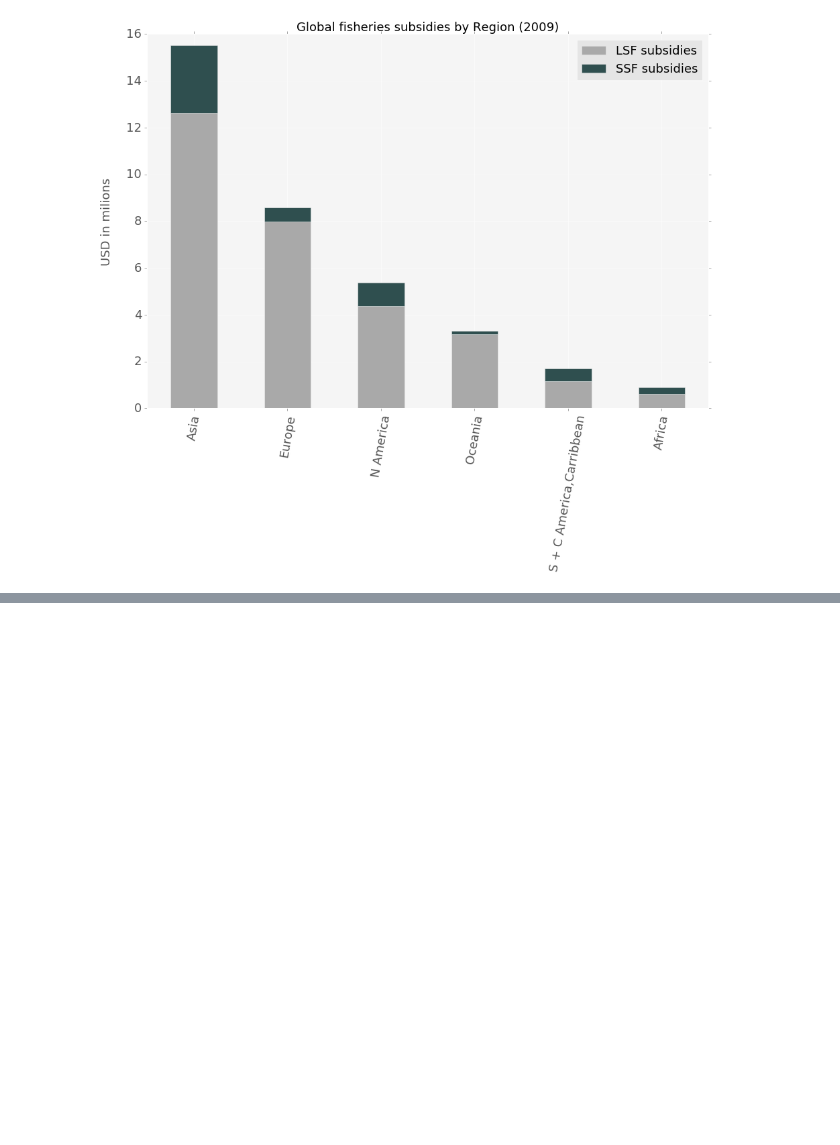
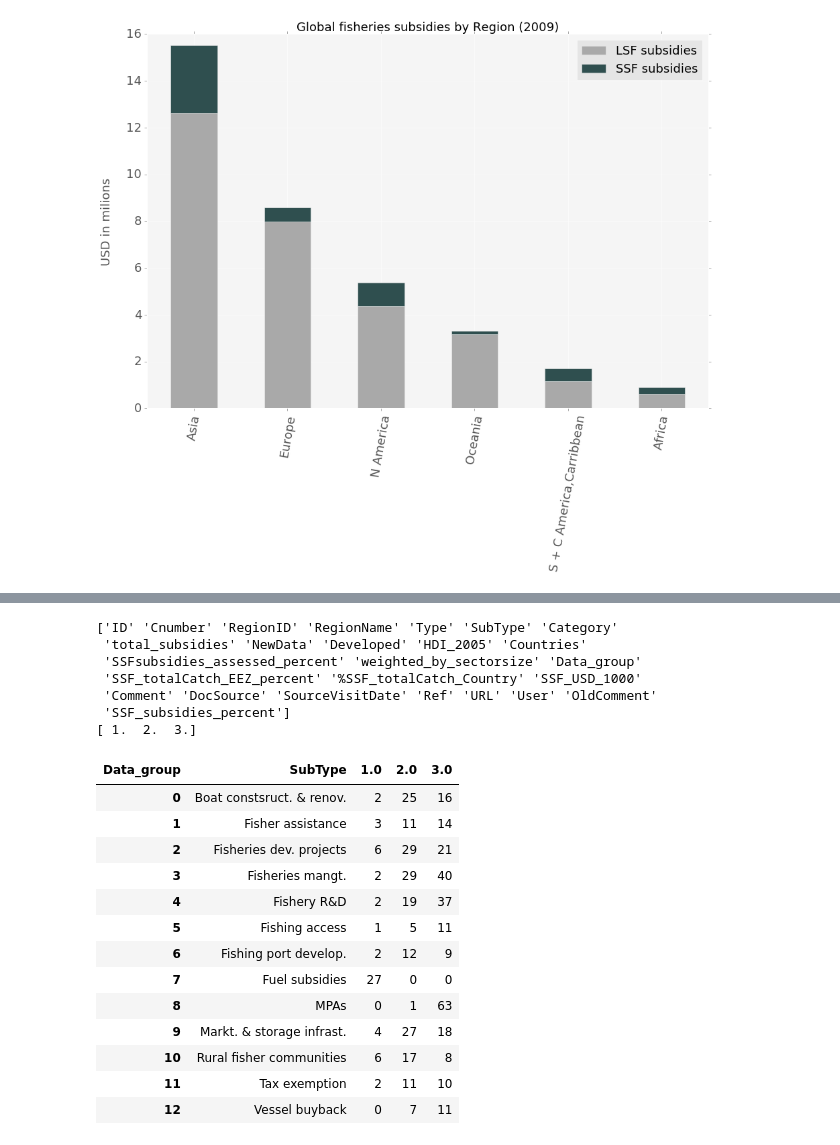
Before and after one commit to annaschu/subsidies, a Jupyter notebook: SSF subsidies capped.ipynb, the cells around one changed output, grey strips where cells are left out. Drawn from its saved outputs; the diff is of its cells as text; code cells hidden in the pictures; blank space fills up the shorter version.

```diff
--- a/SSF subsidies capped.ipynb
+++ b/SSF subsidies capped.ipynb
@@ -11,6 +11,8 @@ import numpy as np
 
 plt.style.use('ggplot')
 
+pd.set_option('precision',3)
+
 pd.__version__
 # %% [output]
 u'0.17.1'
@@ -779,7 +797,31 @@ Subsidies_countries_major.transpose()
 # %%
 #  work with SSF_subsidies
 #  organize data by data group which is 1,2 or 3 and have frequencies per subytype of all assessed subsidies data
 #  this includes 73 countries that have been assessed
 print SSF_subsidies.columns.values
 Data_group = pd.crosstab(SSF_subsidies.SubType, SSF_subsidies.Data_group)
 print Data_group.columns.values
+Data_group = Data_group.reset_index()
+Data_group
+# %% [output]
+['ID' 'Cnumber' 'RegionID' 'RegionName' 'Type' 'SubType' 'Category'
+ 'total_subsidies' 'NewData' 'Developed' 'HDI_2005' 'Countries'
+ 'SSFsubsidies_assessed_percent' 'weighted_by_sectorsize' 'Data_group'
+ 'SSF_totalCatch_EEZ_percent' '%SSF_totalCatch_Country' 'SSF_USD_1000'
+ 'Comment' 'DocSource' 'SourceVisitDate' 'Ref' 'URL' 'User' 'OldComment'
+ 'SSF_subsidies_percent']
+[ 1.  2.  3.]
+| Data_group | SubType | 1.0 | 2.0 | 3.0 |
+| 0 | Boat constsruct. & renov. | 2 | 25 | 16 |
+| 1 | Fisher assistance | 3 | 11 | 14 |
+| 2 | Fisheries dev. projects | 6 | 29 | 21 |
+| 3 | Fisheries mangt. | 2 | 29 | 40 |
+| 4 | Fishery R&D | 2 | 19 | 37 |
+| 5 | Fishing access | 1 | 5 | 11 |
+| 6 | Fishing port develop. | 2 | 12 | 9 |
+| 7 | Fuel subsidies | 27 | 0 | 0 |
+| 8 | MPAs | 0 | 1 | 63 |
+| 9 | Markt. & storage infrast. | 4 | 27 | 18 |
+| 10 | Rural fisher communities | 6 | 17 | 8 |
+| 11 | Tax exemption | 2 | 11 | 10 |
+| 12 | Vessel buyback | 0 | 7 | 11 |
```
Also changed, not shown: parts of 19 cells of this notebook, 14 other files.
